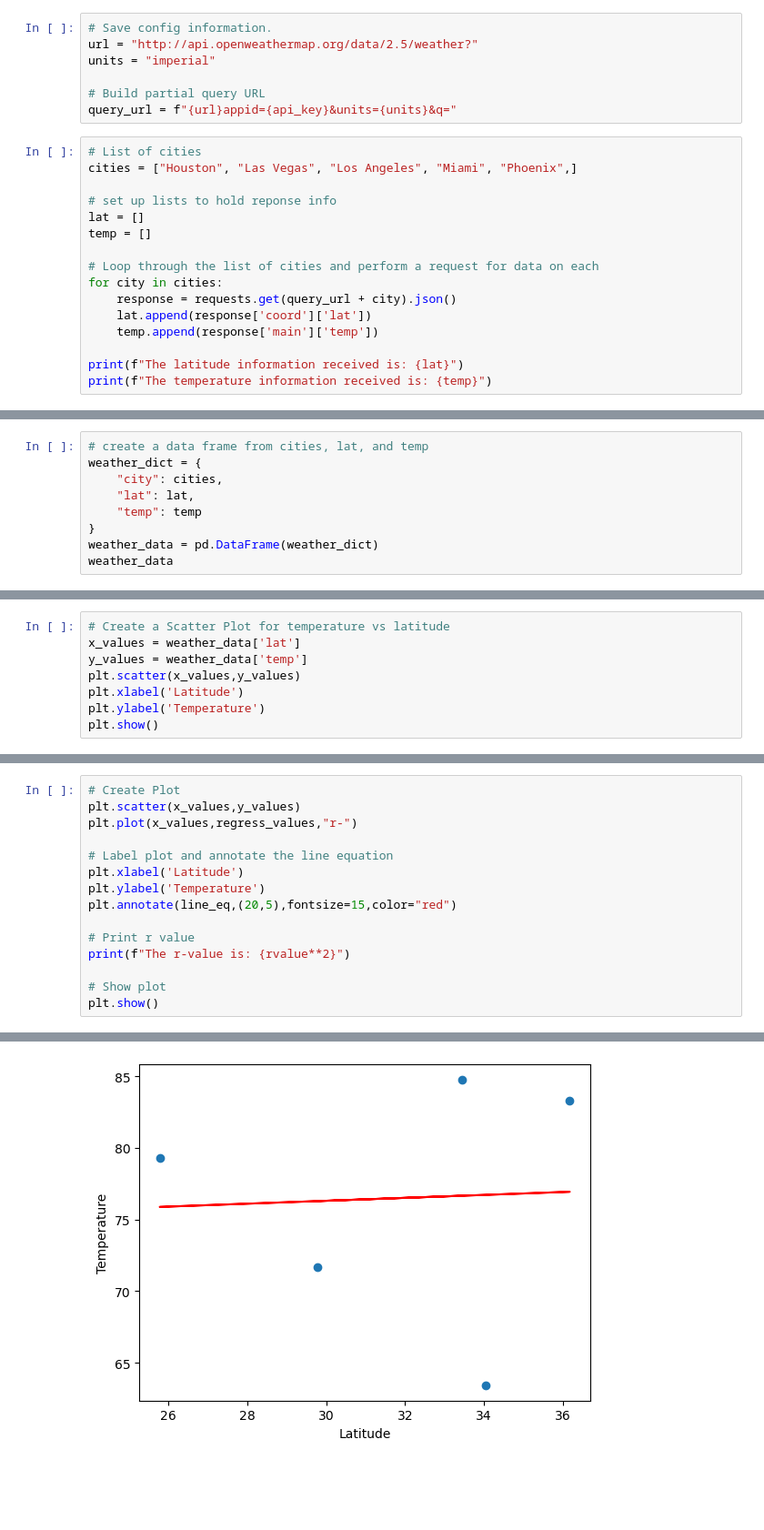
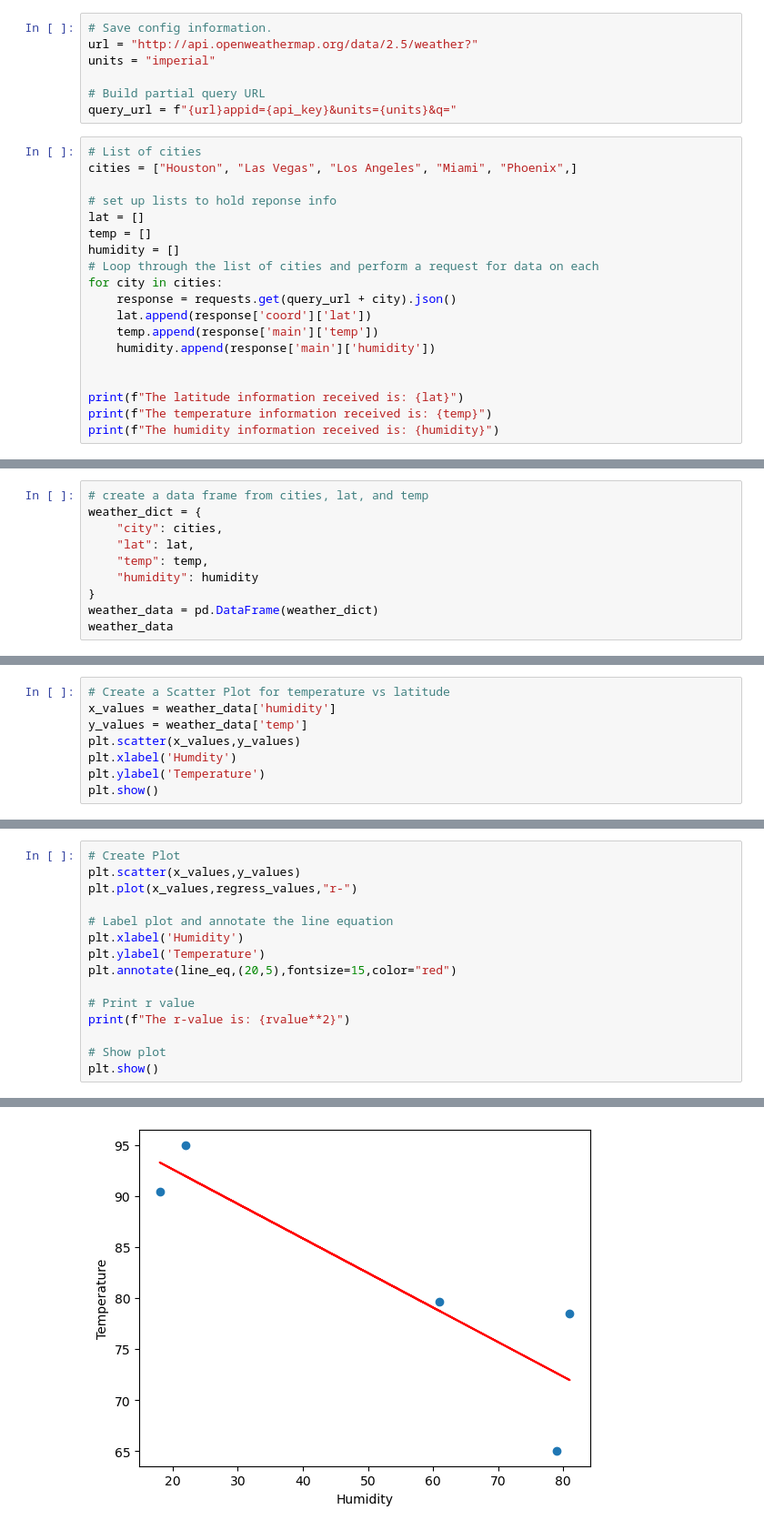
Before and after one commit to Growlman/Group-Project-One, a Jupyter notebook: group_project_one_weather_stats.ipynb, the cells around one changed output, grey strips where cells are left out. Shown at 91% size. Saved outputs shown, nothing was run; the diff lists cells and outputs as text; blank space fills up the shorter version.

```diff
--- a/group_project_one_weather_stats.ipynb
+++ b/group_project_one_weather_stats.ipynb
@@ -19,14 +19,17 @@ cities = ["Houston", "Las Vegas", "Los Angeles", "Miami", "Phoenix",]
 # set up lists to hold reponse info
 lat = []
 temp = []
-
+humidity = []
 # Loop through the list of cities and perform a request for data on each
 for city in cities:
     response = requests.get(query_url + city).json()
     lat.append(response['coord']['lat'])
     temp.append(response['main']['temp'])
+    humidity.append(response['main']['humidity'])
+
 
 print(f"The latitude information received is: {lat}")
 print(f"The temperature information received is: {temp}")
+print(f"The humidity information received is: {humidity}")
 # %% [output]
 The latitude information received is: [29.7633, 36.175, 34.0522, 25.7743, 33.4484]
@@ -36,7 +40,8 @@ The temperature information received is: [71.69, 83.3, 63.43, 79.3, 84.76]
 weather_dict = {
     "city": cities,
     "lat": lat,
-    "temp": temp
+    "temp": temp,
+    "humidity": humidity
 }
 weather_data = pd.DataFrame(weather_dict)
 weather_data
@@ -50,9 +55,9 @@ weather_data
 # %%
 # Create a Scatter Plot for temperature vs latitude
-x_values = weather_data['lat']
+x_values = weather_data['humidity']
 y_values = weather_data['temp']
 plt.scatter(x_values,y_values)
-plt.xlabel('Latitude')
+plt.xlabel('Humdity')
 plt.ylabel('Temperature')
 plt.show()
 # %% [output]
@@ -83,7 +88,7 @@ plt.scatter(x_values,y_values)
 plt.plot(x_values,regress_values,"r-")
 
 # Label plot and annotate the line equation
-plt.xlabel('Latitude')
+plt.xlabel('Humidity')
 plt.ylabel('Temperature')
 plt.annotate(line_eq,(20,5),fontsize=15,color="red")
 
@@ -97 +102 @@ The r-value is: 0.0022051193368201093
-[figure, old version]
+[figure, new version]
```
Also changed, not shown: parts of 6 cells of this notebook.
